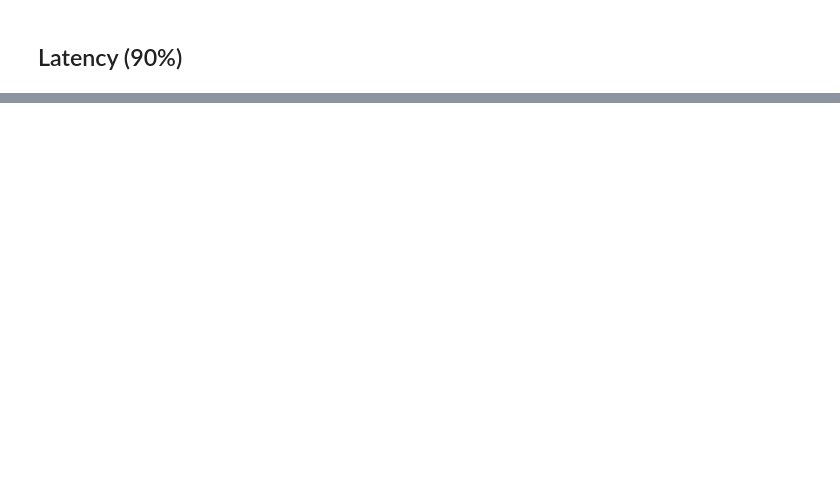
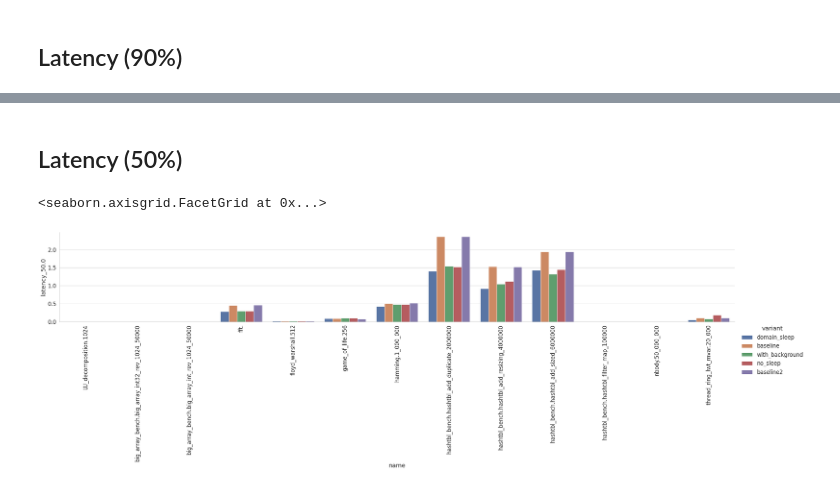
Before and after one commit to apilatjs/sandmark, a Jupyter notebook: notebooks/pausetimes/pausetimes.ipynb, the cells around one changed output, grey strips where cells are left out. Saved outputs shown, nothing was run; the diff lists cells and outputs as text; code cells hidden in the pictures; blank space fills up the shorter version.

```diff
--- a/notebooks/pausetimes/pausetimes.ipynb
+++ b/notebooks/pausetimes/pausetimes.ipynb
@@ -92,0 +94,8 @@ g.set_xticklabels(rotation=90)
+# %% [markdown]
+## Latency (50%)
+# %%
+g = sns.catplot (x='name', y='latency_50.0', hue='variant', data = df, kind ='bar', aspect=6)
+g.set_xticklabels(rotation=90)
+# %% [output]
+<seaborn.axisgrid.FacetGrid at 0x...>
+[figure, added]
```
Also changed, not shown: parts of 5 cells of this notebook, 14 other files.
